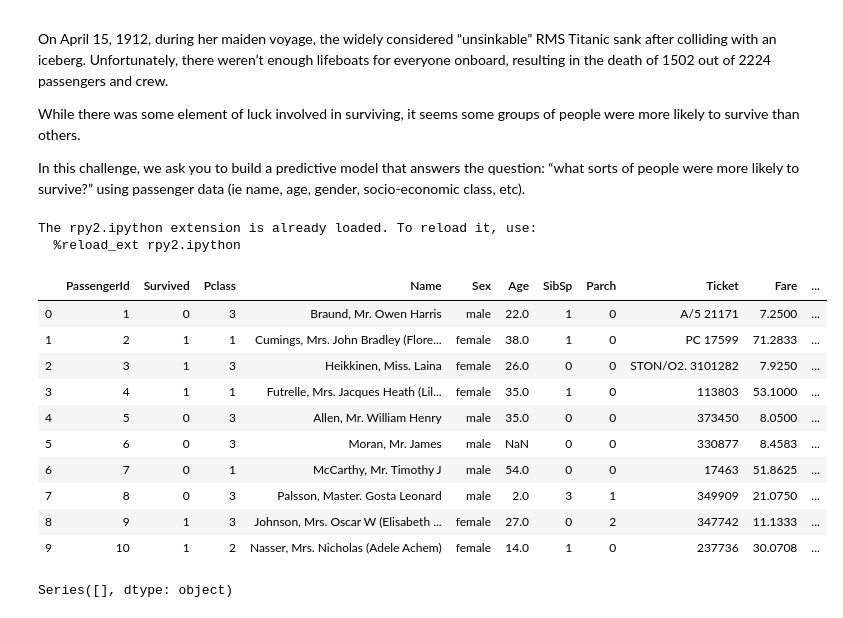
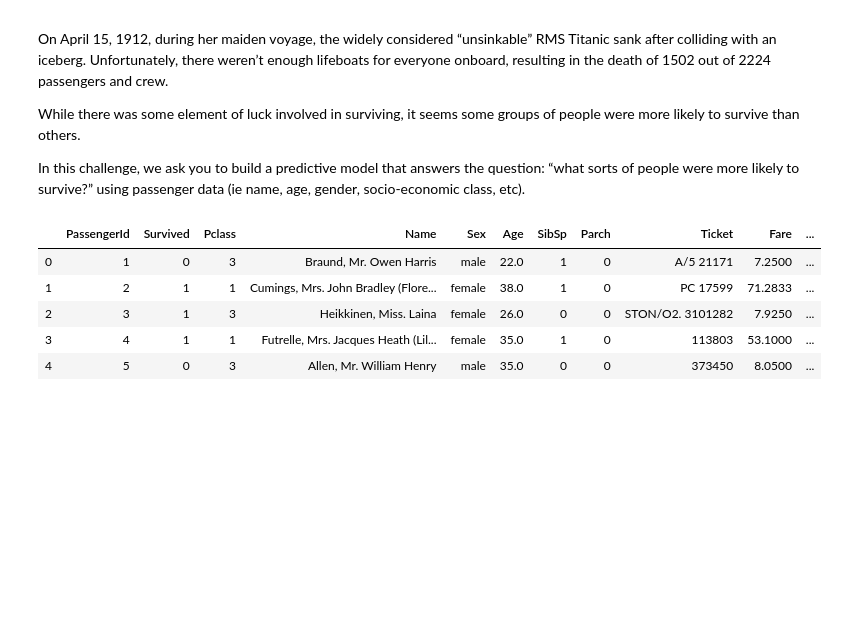
Before and after one commit to andychenns/Titanic-Survival-Prediction, a Jupyter notebook: Titanic Survival Prediction.ipynb, the cells around one changed output. Cells and saved outputs as stored; diff of their text form; code cells hidden in the pictures; blank space fills up the shorter version.

```diff
--- a/Titanic Survival Prediction.ipynb
+++ b/Titanic Survival Prediction.ipynb
@@ -9,22 +9,3 @@ On April 15, 1912, during her maiden voyage, the widely considered “unsinkable
 While there was some element of luck involved in surviving, it seems some groups of people were more likely to survive than others.
 
 In this challenge, we ask you to build a predictive model that answers the question: “what sorts of people were more likely to survive?” using passenger data (ie name, age, gender, socio-economic class, etc).
-# %%
-#Start with importing data from local file
-import pandas as pd
-import numpy as np
-import rpy2
-
-# the base of rpy2 plotting is matplotlib, thus we need to declare
-# it inline in order to see the plots in the notebook
-%matplotlib inline
-
-# we need to activate the automatic conversion for pandas
-from rpy2.robjects import pandas2ri
-pandas2ri.activate()
-
-# load the needed extension for the %%R cell magic
-%load_ext rpy2.ipython
-# %% [output]
-The rpy2.ipython extension is already loaded. To reload it, use:
-  %reload_ext rpy2.ipython
@@ -31,24 +22,10 @@ The rpy2.ipython extension is already loaded. To reload it, use:
 # %%
 titanic = pd.read_csv('train.csv')
-titanic.head(10)
+titanic.head(5)
 # %% [output]
 |  | PassengerId | Survived | Pclass | Name | Sex | Age | SibSp | Parch | Ticket | Fare | ... |
 | 0 | 1 | 0 | 3 | Braund, Mr. Owen Harris | male | 22.0 | 1 | 0 | A/5 21171 | 7.2500 | ... |
 | 1 | 2 | 1 | 1 | Cumings, Mrs. John Bradley (Flore... | female | 38.0 | 1 | 0 | PC 17599 | 71.2833 | ... |
 | 2 | 3 | 1 | 3 | Heikkinen, Miss. Laina | female | 26.0 | 0 | 0 | STON/O2. 3101282 | 7.9250 | ... |
 | 3 | 4 | 1 | 1 | Futrelle, Mrs. Jacques Heath (Lil... | female | 35.0 | 1 | 0 | 113803 | 53.1000 | ... |
 | 4 | 5 | 0 | 3 | Allen, Mr. William Henry | male | 35.0 | 0 | 0 | 373450 | 8.0500 | ... |
-| 5 | 6 | 0 | 3 | Moran, Mr. James | male | NaN | 0 | 0 | 330877 | 8.4583 | ... |
-| 6 | 7 | 0 | 1 | McCarthy, Mr. Timothy J | male | 54.0 | 0 | 0 | 17463 | 51.8625 | ... |
-| 7 | 8 | 0 | 3 | Palsson, Master. Gosta Leonard | male | 2.0 | 3 | 1 | 349909 | 21.0750 | ... |
-| 8 | 9 | 1 | 3 | Johnson, Mrs. Oscar W (Elisabeth ... | female | 27.0 | 0 | 2 | 347742 | 11.1333 | ... |
-| 9 | 10 | 1 | 2 | Nasser, Mrs. Nicholas (Adele Achem) | female | 14.0 | 1 | 0 | 237736 | 30.0708 | ... |
-# %%
-types = titanic.applymap(type).apply(set)
-types[types.apply(len) > 1]
-
-titanic['Embarked']=titanic['Embarked'].fillna("")
-titanic['Cabin']=titanic['Cabin'].fillna("")
-#titanic = titanic.infer_objects()
-# %% [output]
-Series([], dtype: object)
```
Also changed, not shown: parts of 14 cells of this notebook.
